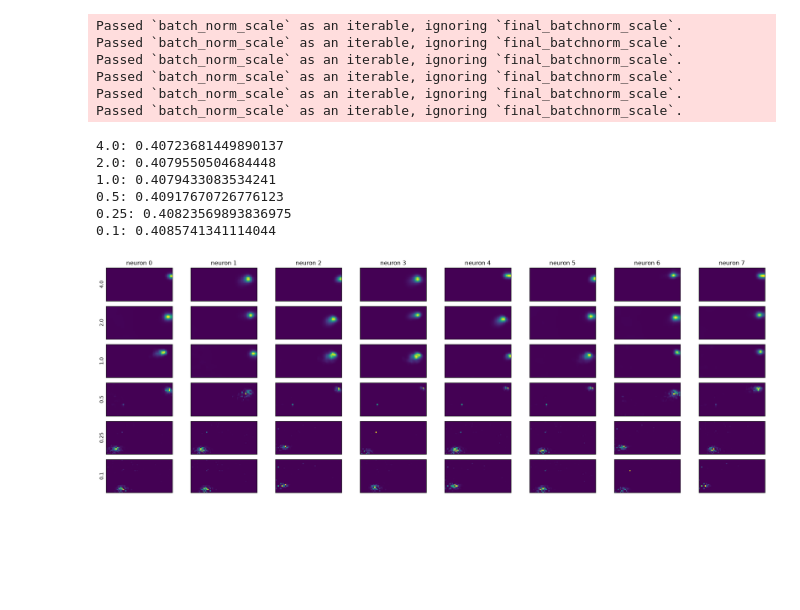
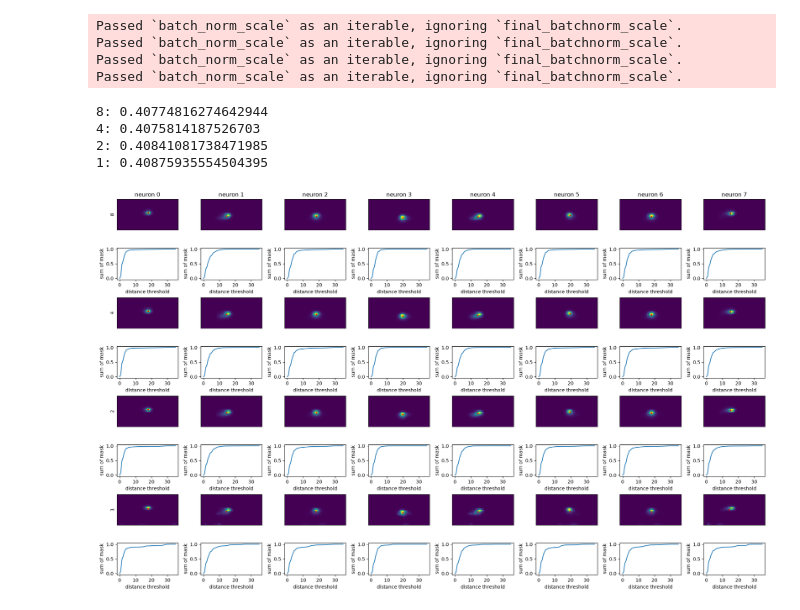
Before and after one commit to NathanSoeding/sensorium, a Jupyter notebook: analysis/smoothness_sweep.ipynb, the cells around one changed output. Saved outputs shown, nothing was run; the diff lists cells and outputs as text; code cells hidden in the pictures; blank space fills up the shorter version.

```diff
--- a/analysis/smoothness_sweep.ipynb
+++ b/analysis/smoothness_sweep.ipynb
@@ -46,12 +46,10 @@ dataloaders = get_data(dataset_fn, dataset_config)
 data_keys = list(dataloaders['train'].keys())
 # %%
 paths = {
-    4.0: '../training/runs/sweeps/sigma4.0',
-    2.0: '../training/runs/sweeps/sigma2.0',
-    1.0: '../training/runs/sweeps/sigma1.0',
-    0.5: '../training/runs/sweeps/sigma0.5',
-    0.25: '../training/runs/sweeps/sigma0.25',
-    0.1: '../training/runs/sweeps/sigma0.1',
+    8: '../training/runs/sweeps/sigma8.0',
+    4: '../training/runs/sweeps/sigma4.0',
+    2: '../training/runs/sweeps/sigma2.0',
+    1: '../training/runs/sweeps/sigma1.0',
 }
 
 models = {}
@@ -63,37 +61,67 @@ Passed `batch_norm_scale` as an iterable, ignoring `final_batchnorm_scale`.
 Passed `batch_norm_scale` as an iterable, ignoring `final_batchnorm_scale`.
 Passed `batch_norm_scale` as an iterable, ignoring `final_batchnorm_scale`.
 Passed `batch_norm_scale` as an iterable, ignoring `final_batchnorm_scale`.
-Passed `batch_norm_scale` as an iterable, ignoring `final_batchnorm_scale`.
-Passed `batch_norm_scale` as an iterable, ignoring `final_batchnorm_scale`.
 # %%
 from sensorium.utility.scores import get_correlations
 
 for sigma, model in models.items():
     print(f'{sigma}: {get_correlations(model, dataloaders['validation'], device=device, per_neuron=False)}')
 # %% [output]
-4.0: 0.40723681449890137
-2.0: 0.4079550504684448
-1.0: 0.4079433083534241
-0.5: 0.40917670726776123
-0.25: 0.40823569893836975
-0.1: 0.4085741341114044
+8: 0.40774816274642944
+4: 0.4075814187526703
+2: 0.40841081738471985
+1: 0.40875935554504395
 # %%
 n = 8
-fig, axs = plt.subplots(len(models), n, figsize=(20, 7))
+fig, axs = plt.subplots(len(models) * 2, n, figsize=(20, 12))
+neurons = None
 
 for i, (sigma, model) in enumerate(models.items()):
-    spatials = torch.cat([model.readout[k].spatial.detach().cpu() for k in [data_keys[4]]])
-    neurons = torch.randperm(spatials.shape[0])[:n]
+    spatials = torch.cat([model.readout[k].spatial.detach().cpu() for k in [data_keys[6]]])
+    neurons = torch.randperm(spatials.shape[0])[:n] if neurons is None else neurons
     for j in range(n):
-        ax = axs[i][j]
-        ax.imshow(spatials[neurons[j]])
+        ax = axs[i * 2][j]
+        spatial = spatials[neurons[j]]
+
+        h, w = spatial.shape
+        y = spatial.sum(dim=1)  # h
+        x = spatial.sum(dim=0)  # w
+
+        y_pos = torch.arange(h)
+        x_pos = torch.arange(w)
+
+        y_avg = (y_pos * y).sum()
+        x_avg = (x_pos * x).sum()
+
+        ax.imshow(spatial)
+        ax.scatter(x_avg, y_avg, s=5, color='red')
         ax.set_xticks([])
         ax.set_yticks([])
         if i == 0:
             ax.set_title(f'neuron {j}')
         if j == 0:
             ax.set_ylabel(sigma)
 
+        y_max = y.argmax()
+        x_max = x.argmax()
+
+        y_dist = (y_pos - y_max).pow(2)
+        x_dist = (x_pos - x_max).pow(2)
+
+        yy, xx = torch.meshgrid(y_dist, x_dist, indexing='ij')
+        dists = torch.stack([xx, yy], dim=-1).sum(-1).sqrt()
+
+        thresholds = torch.linspace(0, 35, steps=50)
+        volumes = []
+        for t in thresholds:
+            vol = spatial[dists < t].sum()
+            volumes.append(vol)
+
+        ax = axs[i * 2 + 1][j]
+        ax.plot(thresholds, volumes)
+        ax.set_xlabel('distance threshold')
+        ax.set_ylabel('sum of mask')
+
 plt.tight_layout()
 # %% [output]
-[figure, old version]
+[figure, new version]
```
Also changed, not shown: parts of 4 cells of this notebook, 2 other files.
